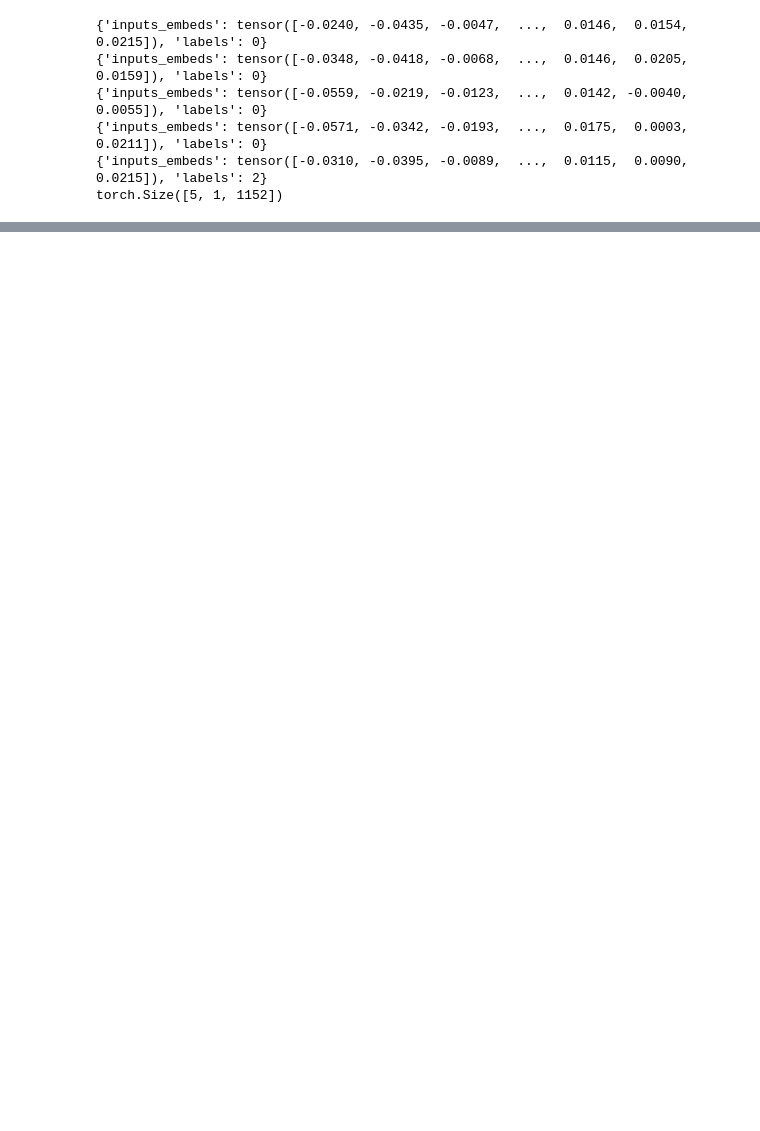
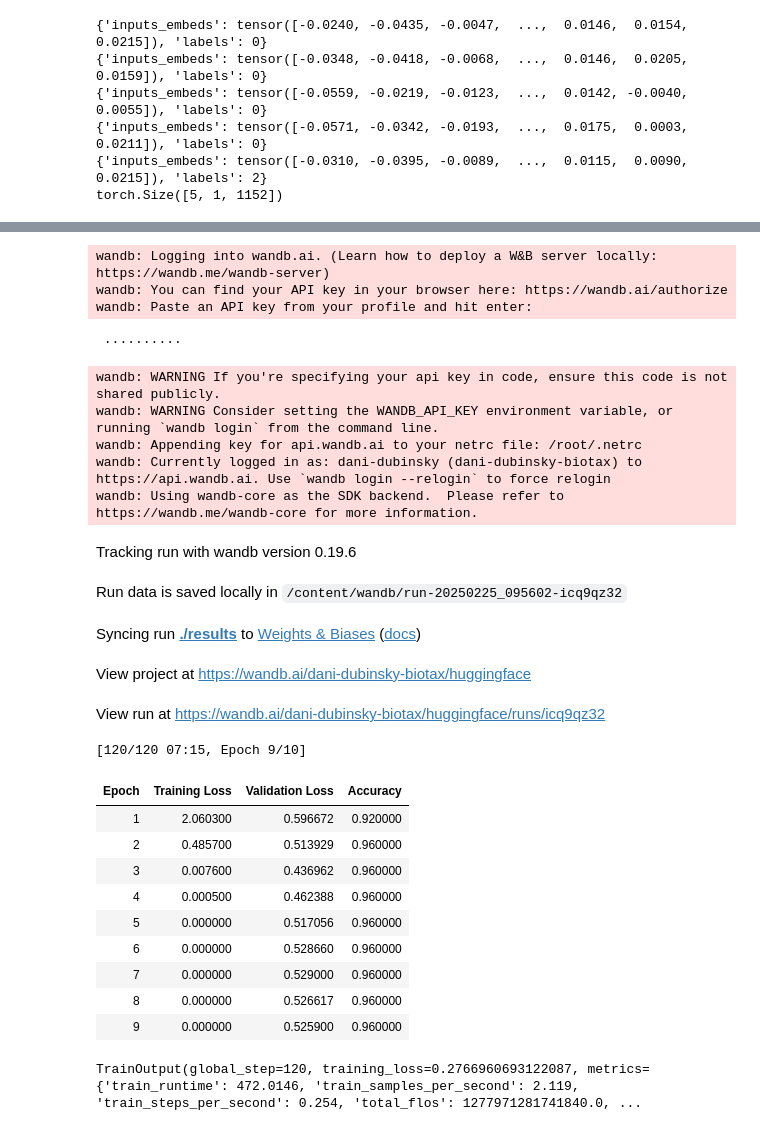
Before and after one commit to VadimDu/Protein_LLM_modeling, a Jupyter notebook: clean_ver_Modeling_ESM_plusplus.ipynb, the cells around one changed output, grey strips where cells are left out. Cells and saved outputs as stored; diff of their text form; code cells hidden in the pictures; blank space fills up the shorter version.

Commit message:
The last up to date, finally working version. Also added DeepSpeed, but not tried it yet.

```diff
--- a/clean_ver_Modeling_ESM_plusplus.ipynb
+++ b/clean_ver_Modeling_ESM_plusplus.ipynb
@@ -1459,37 +1619,41 @@ training_args = TrainingArguments(
     gradient_checkpointing=False,
 )
 
+
 # Metric definition for validation data
-def compute_metrics(eval_pred, num_labels=3):
-  if num_labels>1:  # for classification
+def compute_metrics(eval_pred: EvalPrediction):
+    """
+    Calculates accuracy, precision, recall, and F1 score for a 3-label classification task.
+    EvalPredictopn class is the evaluation output of the model, used to compute metrics, contains predictions (logits of the model) and labels_ids (true labels to be matched).
+
+    Args:
+        eval_pred: An EvalPrediction object containing the model's predictions and the true labels.
+
+    Returns:
+        A dictionary containing the calculated metrics.
+    """
     metric = load("accuracy")
-    predictions, labels = eval_pred
-    predictions = np.argmax(predictions, axis=1)
-  else:  # for regression
-    metric = load("spearmanr")
-    predictions, labels = eval_pred
 
-  return metric.compute(predictions=predictions, references=labels)
+    logits = eval_pred.predictions[0] if isinstance(eval_pred.predictions, tuple) else eval_pred.predictions
+    labels = eval_pred.label_ids[1] if isinstance(eval_pred.label_ids, tuple) else eval_pred.label_ids
+    predictions = logits.argmax(axis=-1)
+
+    return metric.compute(predictions=predictions, references=labels)
 
 
 # Define the Trainer
 trainer = Trainer(
     model=model,
     args=training_args,
-    train_dataset=train_dataset_classification,
-    eval_dataset=valid_dataset_classification,
-    #data_collator=data_collator,  # the custom data collator
-    #tokenizer=tokenizer,
+    train_dataset=torchdataset_my_train,
+    eval_dataset=torchdataset_my_valid,
+    data_collator=data_collator,  # the custom data collator
     compute_metrics=compute_metrics,
 )
 
 # Train the model
 trainer.train()
 
-# Evaluate the model
-eval_results = trainer.evaluate()
-print(f"Evaluation results: {eval_results}")
-
-# Make predictions on new data
-predictions = trainer.predict(test_dataset)
-print(f"Predictions: {predictions}")
+# Save the training history log
+training_history = trainer.state.log_history
+# %% [output]
@@ -1495,0 +1662,26 @@ print(f"Predictions: {predictions}")
+wandb: Logging into wandb.ai. (Learn how to deploy a W&B server locally: https://wandb.me/wandb-server)
+wandb: You can find your API key in your browser here: https://wandb.ai/authorize
+wandb: Paste an API key from your profile and hit enter:
+ ··········
+wandb: WARNING If you're specifying your api key in code, ensure this code is not shared publicly.
+wandb: WARNING Consider setting the WANDB_API_KEY environment variable, or running `wandb login` from the command line.
+wandb: Appending key for api.wandb.ai to your netrc file: /root/.netrc
+wandb: Currently logged in as: dani-dubinsky (dani-dubinsky-biotax) to https://api.wandb.ai. Use `wandb login --relogin` to force relogin
+wandb: Using wandb-core as the SDK backend.  Please refer to https://wandb.me/wandb-core for more information.
+Tracking run with wandb version 0.19.6
+Run data is saved locally in /content/wandb/run-20250225_095602-icq9qz32
+Syncing run ./results to Weights & Biases (docs)
+View project at https://wandb.ai/dani-dubinsky-biotax/huggingface
+View run at https://wandb.ai/dani-dubinsky-biotax/huggingface/runs/icq9qz32
+[120/120 07:15, Epoch 9/10]
+| Epoch | Training Loss | Validation Loss | Accuracy |
+| 1 | 2.060300 | 0.596672 | 0.920000 |
+| 2 | 0.485700 | 0.513929 | 0.960000 |
+| 3 | 0.007600 | 0.436962 | 0.960000 |
+| 4 | 0.000500 | 0.462388 | 0.960000 |
+| 5 | 0.000000 | 0.517056 | 0.960000 |
+| 6 | 0.000000 | 0.528660 | 0.960000 |
+| 7 | 0.000000 | 0.529000 | 0.960000 |
+| 8 | 0.000000 | 0.526617 | 0.960000 |
+| 9 | 0.000000 | 0.525900 | 0.960000 |
+TrainOutput(global_step=120, training_loss=0.2766960693122087, metrics={'train_runtime': 472.0146, 'train_samples_per_second': 2.119, 'train_steps_per_second': 0.254, 'total_flos': 1277971281741840.0, ...
```
Also changed, not shown: parts of 42 cells of this notebook.
